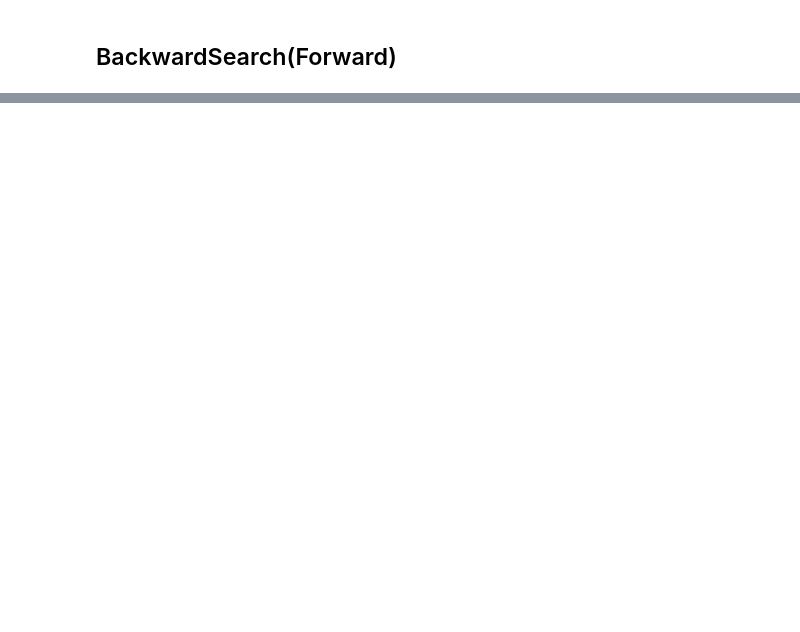
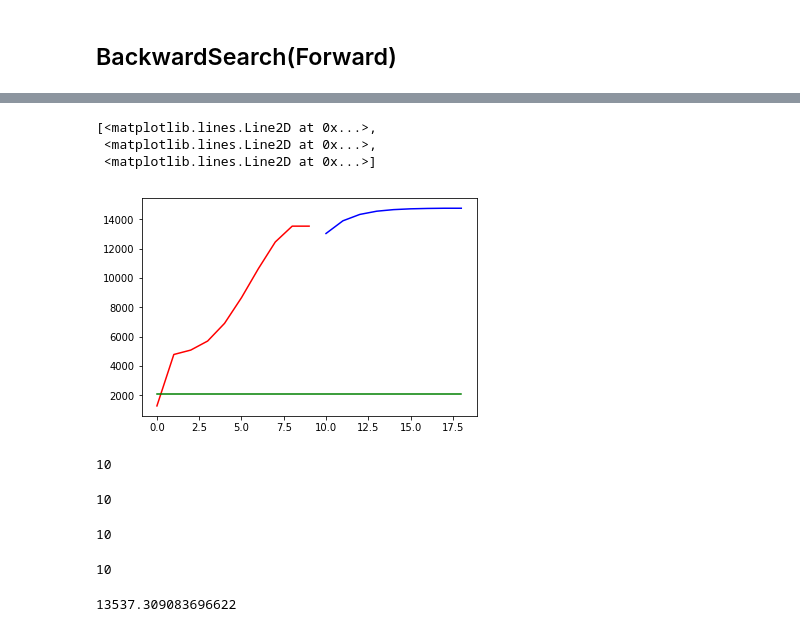
Before and after one commit to mok33/GMEs_experiments, a Jupyter notebook: RTGEM_L.ipynb, the cells around one changed output, grey strips where cells are left out. Cells and saved outputs as stored; diff of their text form; code cells hidden in the pictures; blank space fills up the shorter version.

Commit message:
plot de l'evolution du score BIC

```diff
--- a/RTGEM_L.ipynb
+++ b/RTGEM_L.ipynb
@@ -421,0 +401,3 @@ plt.show()
+# %%
+nb_it_forward = len(bic_scores_forward)
+nb_it_backward = len(bic_scores_backward)
@@ -421,0 +416,10 @@ plt.show()
+# %%
+# abscissa
+x = [i for i in range(nb_it_forward + nb_it_backward - 1)]
+
+# ordinate
+y_for = bic_scores_forward
+y_back = bic_scores_backward
+# %%
+# ordinate
+y_ref = [score_bic_reference for i in range(nb_it_forward + nb_it_backward)]
@@ -421,0 +438,28 @@ plt.show()
+# %%
+# plot the data
+fig = plt.figure()
+ax = fig.add_subplot(1, 1, 1)
+#, np.array(x)[:(nb_it_backward-1)], y_back, "b"
+#ax.plot(np.array(x)[(nb_it_forward-1):], y_for, 'r', x, y_ref, "g")
+ax.plot(np.array(x)[:nb_it_forward], y_for, 'r', np.array(x)[(nb_it_backward+1):], y_back, "b", x, y_ref, "g")
+# %% [output]
+[<matplotlib.lines.Line2D at 0x...>,
+ <matplotlib.lines.Line2D at 0x...>,
+ <matplotlib.lines.Line2D at 0x...>]
+[figure, added]
+# %%
+len(y_for)
+# %% [output]
+10
+# %%
+len(np.array(x)[:(nb_it_forward)])
+# %% [output]
+10
+# %%
+len(y_back)
+# %% [output]
+10
+# %%
+len(np.array(x)[(nb_it_forward-1):])
+# %% [output]
+10
@@ -421,0 +468,4 @@ plt.show()
+# %%
+y_for[len(y_for)-1]
+# %% [output]
+13537.309083696622
```
Also changed, not shown: parts of 31 cells of this notebook, 1 other file.
